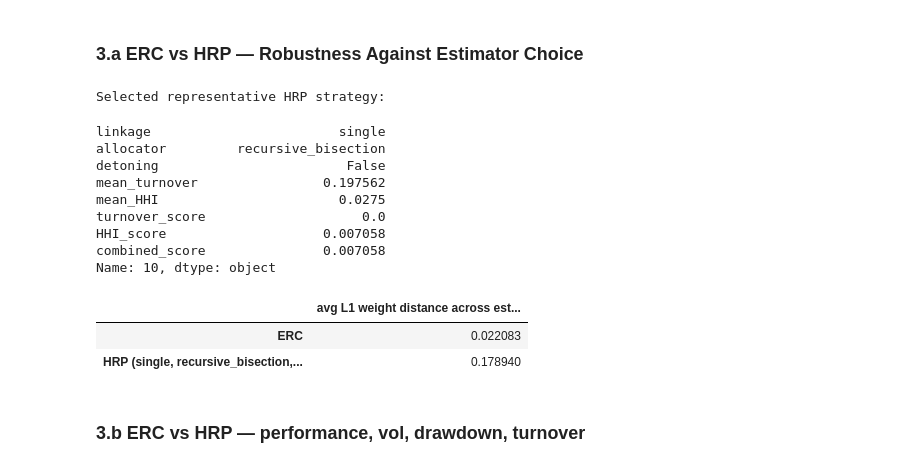
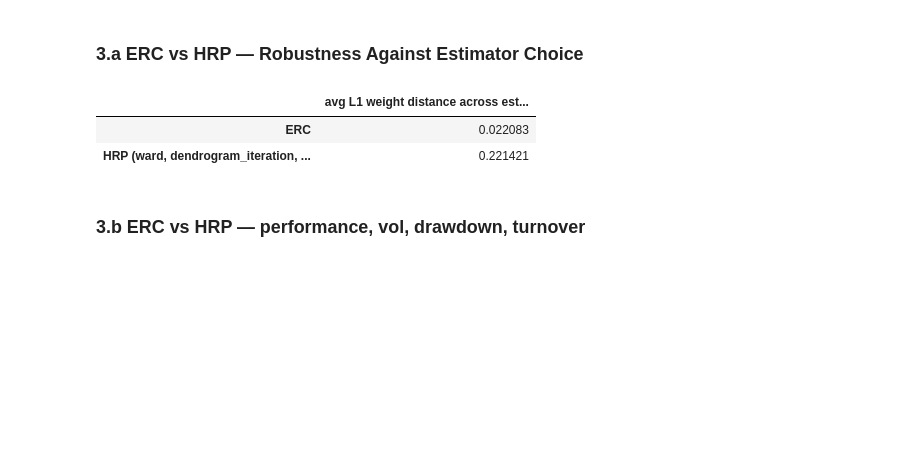
Before and after one commit to giacomocosta0101-png/Assignment_4_b, a Jupyter notebook: ex4b_notebook.ipynb, the cells around one changed output. Cells and saved outputs as stored; diff of their text form; code cells hidden in the pictures; blank space fills up the shorter version.

```diff
--- a/ex4b_notebook.ipynb
+++ b/ex4b_notebook.ipynb
@@ -519,87 +563,37 @@ def avg_l1_across_estimators(weights_dict: dict[str, pd.DataFrame]) -> float:
             d2 = df2.reindex(index=common_dates, columns=common_assets, fill_value=0.0)
             pairwise_means.append((d1 - d2).abs().sum(axis=1).mean())
     return float(np.mean(pairwise_means))
 
 # Select representative HRP strategy across estimators.
 # The estimator is not part of the HRP strategy selection for Exercise 3.a,
 # because the goal is precisely to test robustness to the estimator.
 
-hrp_rep_summary = (
-    hrp_summary
-    .groupby(["linkage", "allocator", "detoning"], as_index=False)
-    .agg({
-        "mean_turnover": "mean",
-        "mean_HHI": "mean",
-    })
-)
+HRP_LINK = "ward"
+HRP_ALLOC = "dendrogram_iteration"
+HRP_DETONE = True
 
-hrp_rep_candidates = hrp_rep_summary.copy()
-
-hrp_rep_candidates["turnover_score"] = (
-    hrp_rep_candidates["mean_turnover"]
-    - hrp_rep_candidates["mean_turnover"].min()
-) / (
-    hrp_rep_candidates["mean_turnover"].max()
-    - hrp_rep_candidates["mean_turnover"].min()
-)
-
-hrp_rep_candidates["HHI_score"] = (
-    hrp_rep_candidates["mean_HHI"]
-    - hrp_rep_candidates["mean_HHI"].min()
-) / (
-    hrp_rep_candidates["mean_HHI"].max()
-    - hrp_rep_candidates["mean_HHI"].min()
-)
-
-hrp_rep_candidates["combined_score"] = (
-    hrp_rep_candidates["turnover_score"]
-    + hrp_rep_candidates["HHI_score"]
-)
-
-representative_hrp = (
-    hrp_rep_candidates
-    .sort_values("combined_score")
-    .iloc[0]
-)
-
-HRP_LINK = representative_hrp["linkage"]
-HRP_ALLOC = representative_hrp["allocator"]
-HRP_DETONE = representative_hrp["detoning"]
-
-print("Selected representative HRP strategy:")
-display(representative_hrp)
 
 erc_by_estimator = {
     name: pd.DataFrame.from_dict(d, orient="index").fillna(0.0)
     for name, d in erc_portfolios.items()
 }
 hrp_by_estimator = {
     cov_key: hrp_grid[(cov_key, HRP_LINK, HRP_ALLOC, HRP_DETONE)]
     for cov_key in COV_KEYS
 }
 
 erc_l1 = avg_l1_across_estimators(erc_by_estimator)
 hrp_l1 = avg_l1_across_estimators(hrp_by_estimator)
 
 robustness = pd.Series(
     {"ERC": erc_l1, f"HRP ({HRP_LINK}, {HRP_ALLOC}, detone={HRP_DETONE})": hrp_l1},
     name="avg L1 weight distance across estimators",
 )
 robustness.to_frame()
 # %% [output]
-Selected representative HRP strategy:
-linkage                        single
-allocator         recursive_bisection
-detoning                        False
-mean_turnover                0.197562
-mean_HHI                       0.0275
-turnover_score                    0.0
-HHI_score                    0.007058
-combined_score               0.007058
-Name: 10, dtype: object
 |  | avg L1 weight distance across est... |
 | ERC | 0.022083 |
-| HRP (single, recursive_bisection,... | 0.178940 |
+| HRP (ward, dendrogram_iteration, ... | 0.221421 |
 # %% [markdown]
 ### 3.b ERC vs HRP — performance, vol, drawdown, turnover
 # %%
```
Also changed, not shown: parts of 2 cells of this notebook.
